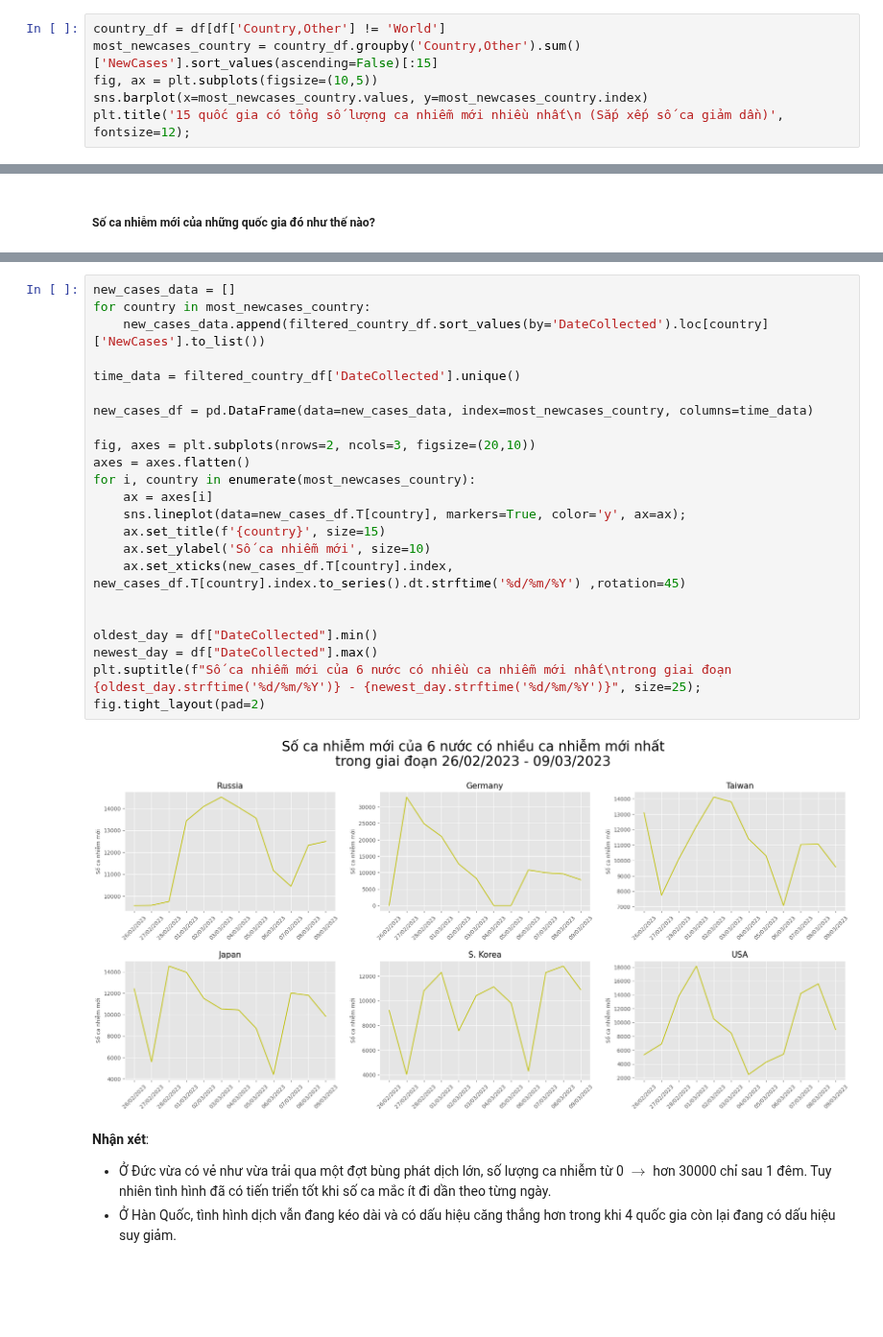
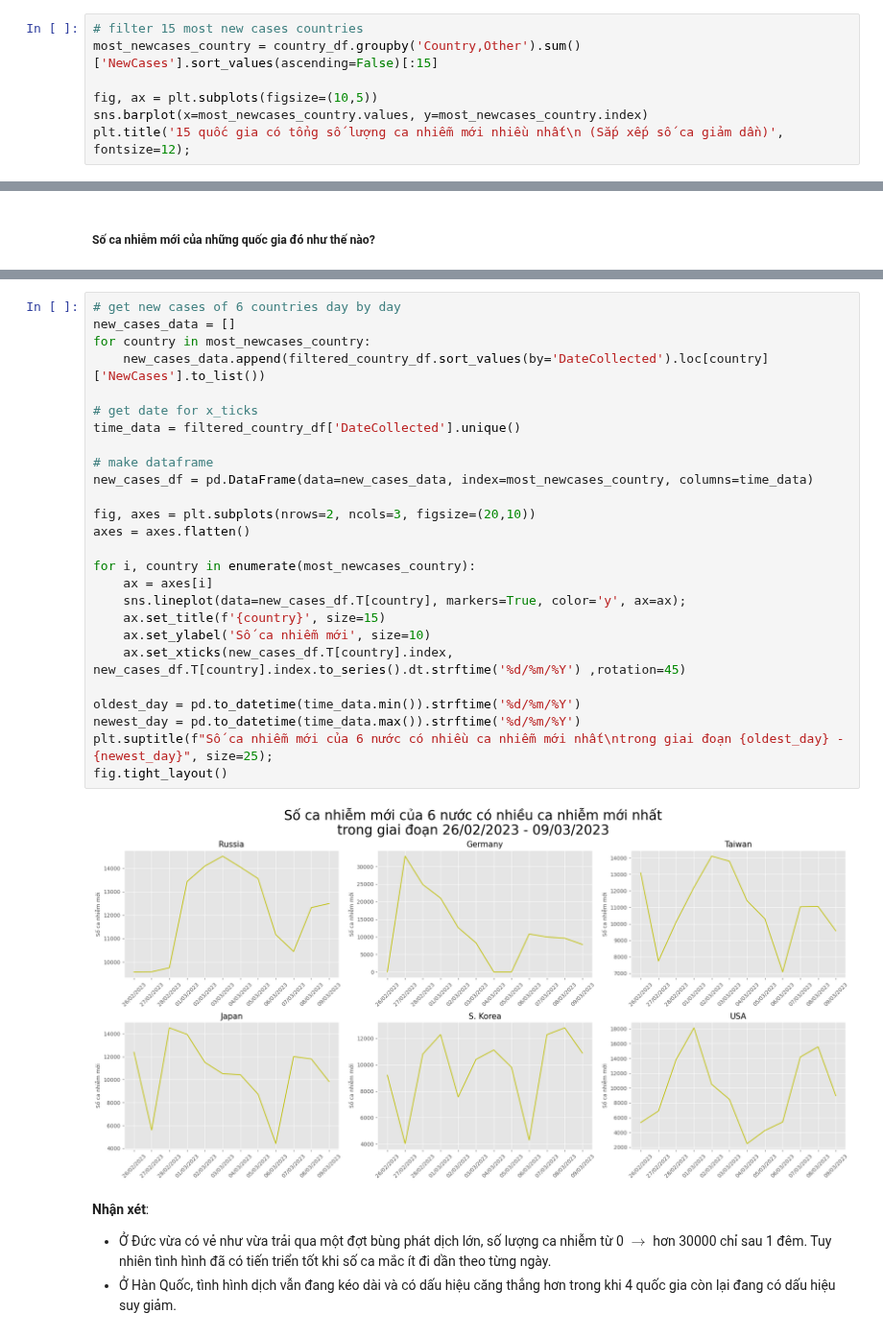
Before and after one commit to vntan/Covid-19-Analysis, a Jupyter notebook: Lab01.ipynb, the cells around one changed output, grey strips where cells are left out. Shown at 96% size. Saved outputs shown, nothing was run; the diff lists cells and outputs as text; blank space fills up the shorter version.

Commit message:
comment code, add plot and comment

```diff
--- a/Lab01.ipynb
+++ b/Lab01.ipynb
@@ -432,8 +446,9 @@ fig.tight_layout()
 # %% [markdown]
 Ở đây em định nghĩa quốc gia đang có dịch bệnh căng thẳng là quốc gia có tổng số lượng ca nhiễm trong khoảng thời gian thu thập thông tin là nhiều nhất.
 # %%
-country_df = df[df['Country,Other'] != 'World']
+# filter 15 most new cases countries
 most_newcases_country = country_df.groupby('Country,Other').sum()['NewCases'].sort_values(ascending=False)[:15]
+
 fig, ax = plt.subplots(figsize=(10,5))
 sns.barplot(x=most_newcases_country.values, y=most_newcases_country.index)
 plt.title('15 quốc gia có tổng số lượng ca nhiễm mới nhiều nhất\n (Sắp xếp số ca giảm dần)', fontsize=12);
@@ -451,30 +466,33 @@ most_newcases_country = most_newcases_country.index[:6].to_list()
 filtered_country_df = country_df[country_df['Country,Other'].str.contains('|'.join(most_newcases_country))]
 filtered_country_df = filtered_country_df[['Country,Other', 'DateCollected', 'NewCases', 'NewDeaths', 'NewRecovered']].set_index('Country,Other')
 # %%
+# get new cases of 6 countries day by day
 new_cases_data = []
 for country in most_newcases_country:
     new_cases_data.append(filtered_country_df.sort_values(by='DateCollected').loc[country]['NewCases'].to_list())
 
+# get date for x_ticks
 time_data = filtered_country_df['DateCollected'].unique()
 
+# make dataframe
 new_cases_df = pd.DataFrame(data=new_cases_data, index=most_newcases_country, columns=time_data)
 
 fig, axes = plt.subplots(nrows=2, ncols=3, figsize=(20,10))
 axes = axes.flatten()
+
 for i, country in enumerate(most_newcases_country):
     ax = axes[i]
     sns.lineplot(data=new_cases_df.T[country], markers=True, color='y', ax=ax);
     ax.set_title(f'{country}', size=15)
     ax.set_ylabel('Số ca nhiễm mới', size=10)
     ax.set_xticks(new_cases_df.T[country].index, new_cases_df.T[country].index.to_series().dt.strftime('%d/%m/%Y') ,rotation=45)
 
-
-oldest_day = df["DateCollected"].min()
-newest_day = df["DateCollected"].max()
-plt.suptitle(f"Số ca nhiễm mới của 6 nước có nhiều ca nhiễm mới nhất\ntrong giai đoạn {oldest_day.strftime('%d/%m/%Y')} - {newest_day.strftime('%d/%m/%Y')}", size=25);
-fig.tight_layout(pad=2)
+oldest_day = pd.to_datetime(time_data.min()).strftime('%d/%m/%Y')
+newest_day = pd.to_datetime(time_data.max()).strftime('%d/%m/%Y')
+plt.suptitle(f"Số ca nhiễm mới của 6 nước có nhiều ca nhiễm mới nhất\ntrong giai đoạn {oldest_day} - {newest_day}", size=25);
+fig.tight_layout()
 # %% [output]
-[figure, old version]
+[figure, new version]
 # %% [markdown]
 **Nhận xét**:
 * Ở Đức vừa có vẻ như vừa trải qua một đợt bùng phát dịch lớn, số lượng ca nhiễm từ 0 $\to$ hơn 30000 chỉ sau 1 đêm. Tuy nhiên tình hình đã có tiến triển tốt khi số ca mắc ít đi dần theo từng ngày.
```
Also changed, not shown: parts of 15 cells of this notebook.
